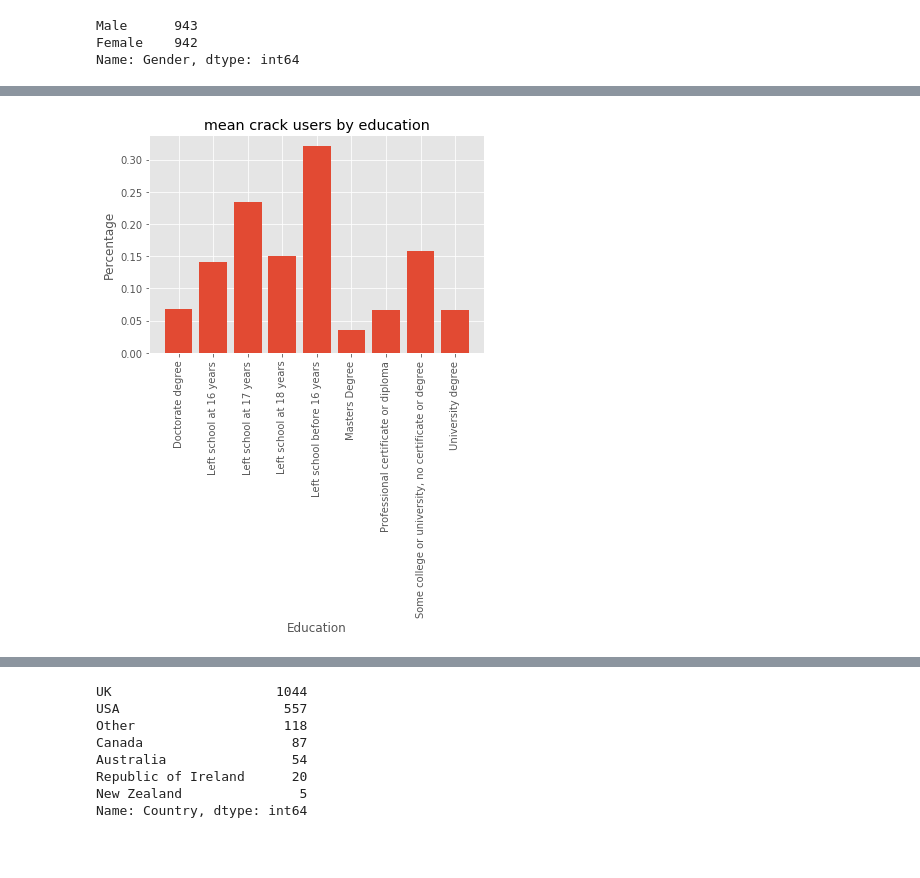
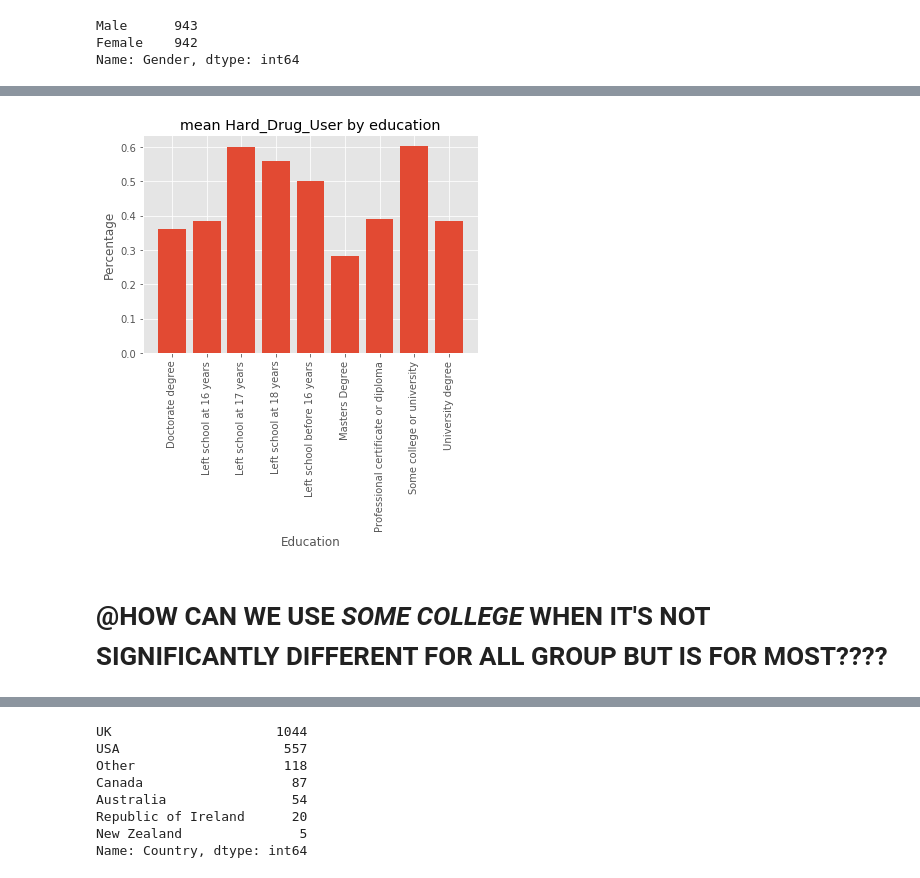
Before and after one commit to JVasquez5/Mod_3_Final_Project, a Jupyter notebook: student.ipynb, the cells around one changed output, grey strips where cells are left out. Saved outputs shown, nothing was run; the diff lists cells and outputs as text; code cells hidden in the pictures; blank space fills up the shorter version.

```diff
--- a/student.ipynb
+++ b/student.ipynb
@@ -181,0 +182,8 @@ df = df.drop(['Crack'], axis=1) #Dropped Crack column
+# %%
+conditions = [(df['Crack'].isin(['CL2','CL3','CL4','CL5','CL6'])),
+              (df['Heroin'].isin(['CL2','CL3','CL4','CL5','CL6'])),
+              (df['Coke'].isin(['CL2','CL3','CL4','CL5','CL6'])),
+              (df['Meth'].isin(['CL2','CL3','CL4','CL5','CL6']))]
+options = [1,1,1,1]
+# %%
+df['Hard_Drug_User'] = np.select(conditions, options, 0) #Make Hard_Drug_User column
@@ -210,0 +254,2 @@ df.groupby('Crack_User')['Age'].hist(ax=ax);
+# %%
+df['less_than_35'] = np.where(((df['Age'] == '18-24') | (df['Age'] == '25-35')), 1, 0)
@@ -238,7 +313,7 @@ conditions = [(df['Education'] == '-0.6111300000000001'), (df['Education'] == '0
              (df['Education'] == '-1.22751'), (df['Education'] == '-1.7379'),
              (df['Education'] == '1.98437'), (df['Education'] == '-1.43719'),
               (df['Education'] == '-2.43591')]
-choices = ['Some college or university, no certificate or degree', 'University degree',
+choices = ['Some college or university', 'University degree',
            'Masters Degree', 'Professional certificate or diploma', 'Left school at 18 years',
            'Left school at 16 years', 'Doctorate degree', 'Left school at 17 years',
            'Left school before 16 years']
@@ -268,10 +335,12 @@ df.groupby('Crack_User')['Education'].hist(ax=ax, xrot=90);
 # %%
 fig, ax = plt.subplots()
-ax.bar(df.groupby('Education')['Crack_User'].mean().index, df.groupby('Education')['Crack_User'].mean().values)
+ax.bar(df.groupby('Education')['Hard_Drug_User'].mean().index, df.groupby('Education')['Hard_Drug_User'].mean().values)
 ax.set_ylabel('Percentage')
 ax.set_xlabel('Education')
-ax.set_title('mean crack users by education')
+ax.set_title('mean Hard_Drug_User by education')
 plt.xticks(rotation=90)
 plt.show()
 # %% [output]
-[figure, old version]
+[figure, new version]
+# %% [markdown]
+# @HOW CAN WE USE <em>SOME COLLEGE</em> WHEN IT'S NOT SIGNIFICANTLY DIFFERENT FOR ALL GROUP BUT IS FOR MOST????
```
Also changed, not shown: parts of 51 cells of this notebook, 1 other file.
